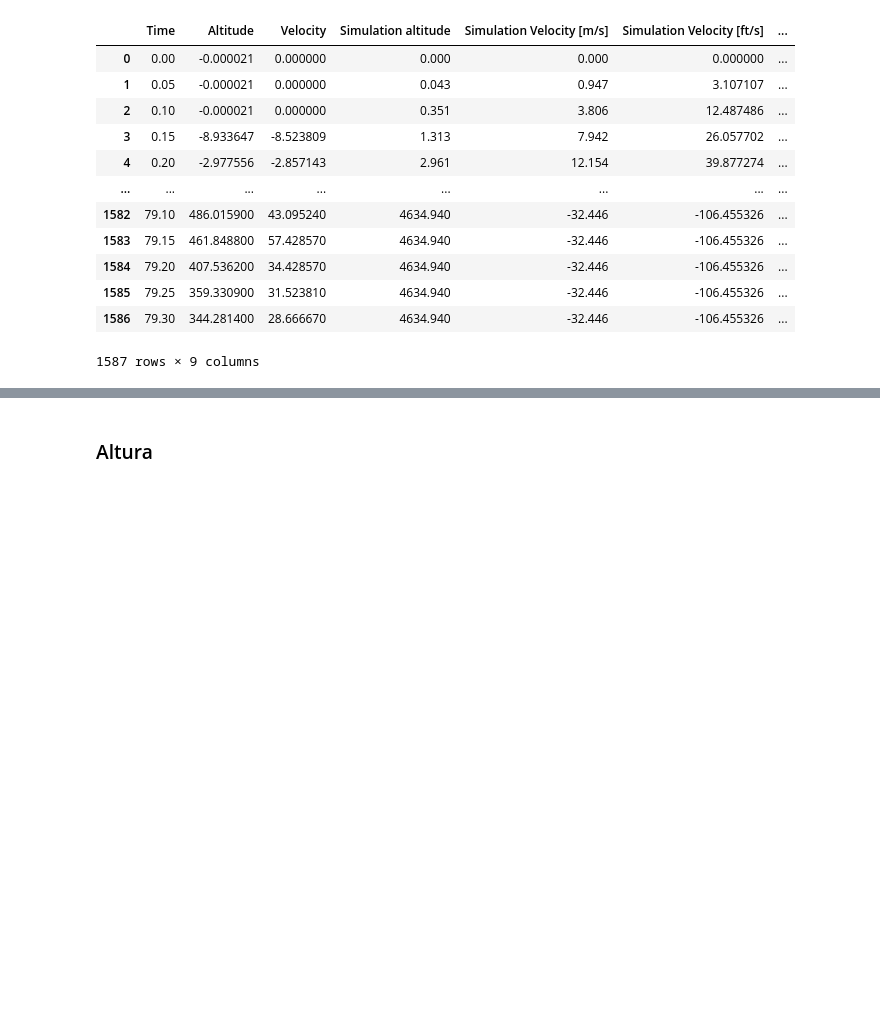
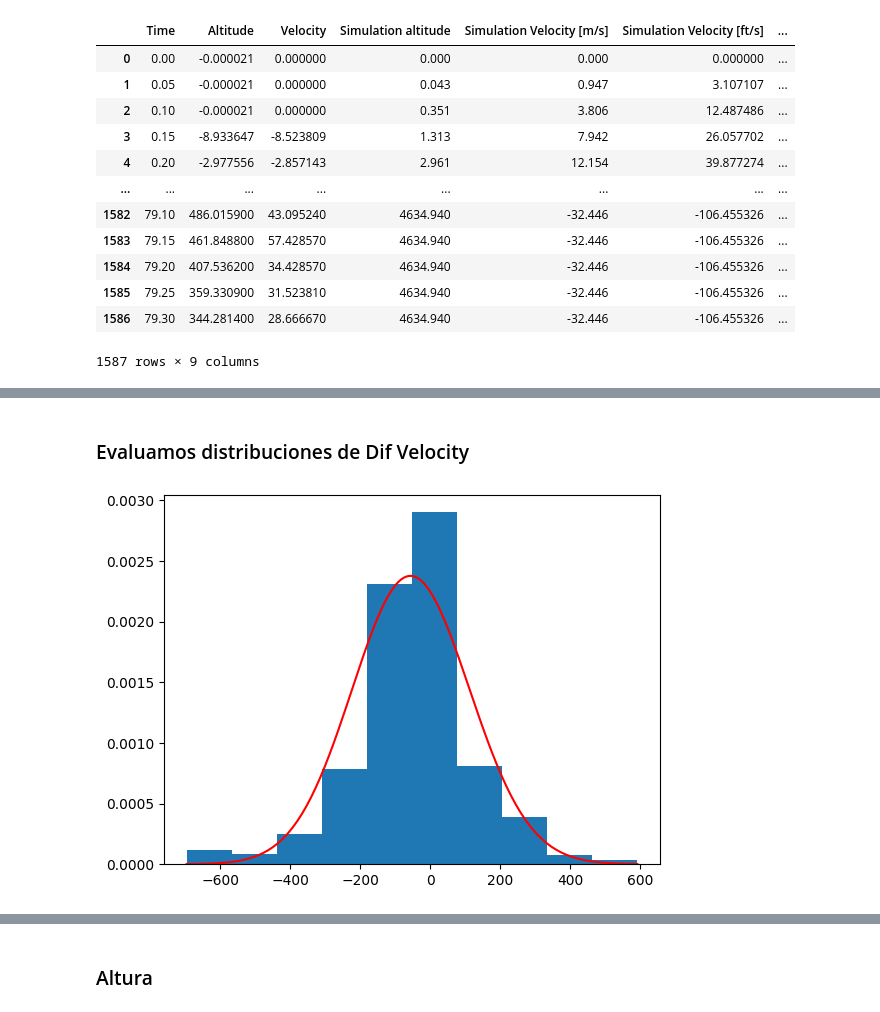
Before and after one commit to lolo-pb/micrography-imgpro-Deploy, a Jupyter notebook: AnalisisDatosVuelo/VueloVsSimulacion.ipynb, the cells around one changed output, grey strips where cells are left out. Saved outputs shown, nothing was run; the diff lists cells and outputs as text; code cells hidden in the pictures; blank space fills up the shorter version.

```diff
--- a/AnalisisDatosVuelo/VueloVsSimulacion.ipynb
+++ b/AnalisisDatosVuelo/VueloVsSimulacion.ipynb
@@ -27,0 +41,11 @@ df
+# %% [markdown]
+### Evaluamos distribuciones de Dif Velocity
+# %%
+xseq=np.linspace(df['Dif Velocity'].min(),df['Dif Velocity'].max(),200)
+opt_pars_ln=stats.lognorm.fit(df['Dif Velocity'])
+yseq=stats.lognorm(opt_pars_ln[0],opt_pars_ln[1],opt_pars_ln[2]).pdf(xseq)
+plt.hist(df['Dif Velocity'],density=True)
+plt.plot(xseq,yseq,c="r")
+plt.show()
+# %% [output]
+[figure, added]
```
Also changed, not shown: parts of 9 cells of this notebook.
